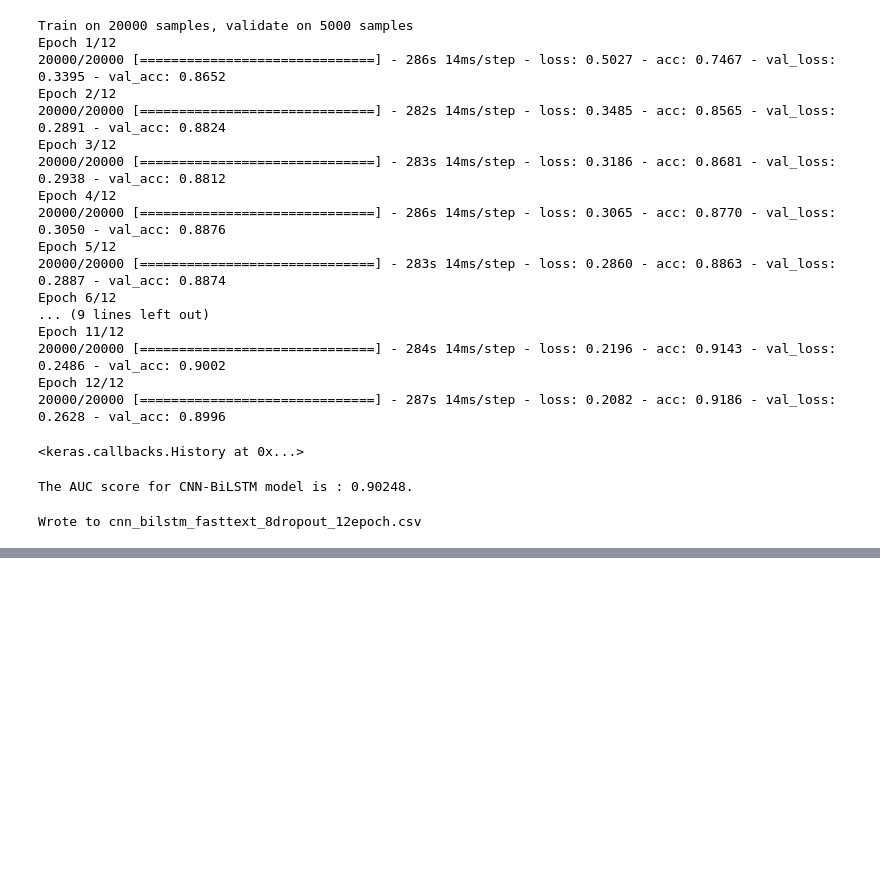
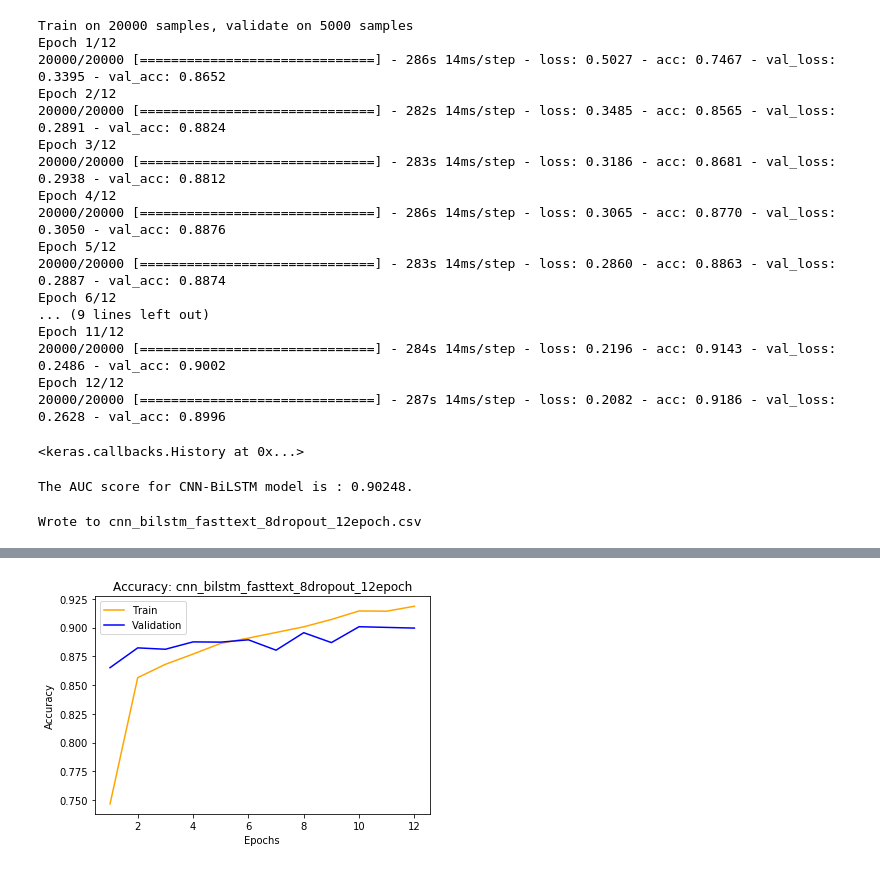
Before and after one commit to OscarWang114/sentiment-analysis-imdb, a Jupyter notebook: kernels/cnn_bilstm_fasttext_8dropout_12epoch_90248score.ipynb, the cells around one changed output, grey strips where cells are left out. Saved outputs shown, nothing was run; the diff lists cells and outputs as text; code cells hidden in the pictures; blank space fills up the shorter version.

```diff
--- a/kernels/cnn_bilstm_fasttext_8dropout_12epoch_90248score.ipynb
+++ b/kernels/cnn_bilstm_fasttext_8dropout_12epoch_90248score.ipynb
@@ -211,0 +229,13 @@ Wrote to cnn_bilstm_fasttext_8dropout_12epoch.csv
+# %%
+acc = [0.7467, 0.8565, 0.8681, 0.8770, 0.8863, 0.8909, 0.8958, 0.9007, 0.9071, 0.9145, 0.9143, 0.9186]
+val_acc = [0.8652, 0.8824, 0.8812, 0.8876, 0.8874, 0.8894, 0.8804, 0.8956, 0.8870, 0.9008, 0.9002, 0.8996]
+
+plt.plot(epochs, acc, color='orange', label='Train')
+plt.plot(epochs, val_acc, color='blue', label='Validation')
+plt.title('Accuracy: cnn_bilstm_fasttext_8dropout_12epoch')
+plt.xlabel('Epochs')
+plt.ylabel('Accuracy')
+plt.legend()
+plt.savefig('../figures/cnn_bilstm_fasttext_8dropout_12epoch_accuracy.png', dpi=900)
+# %% [output]
+[figure, added]
```
Also changed, not shown: parts of 2 cells of this notebook, 5 other files.
